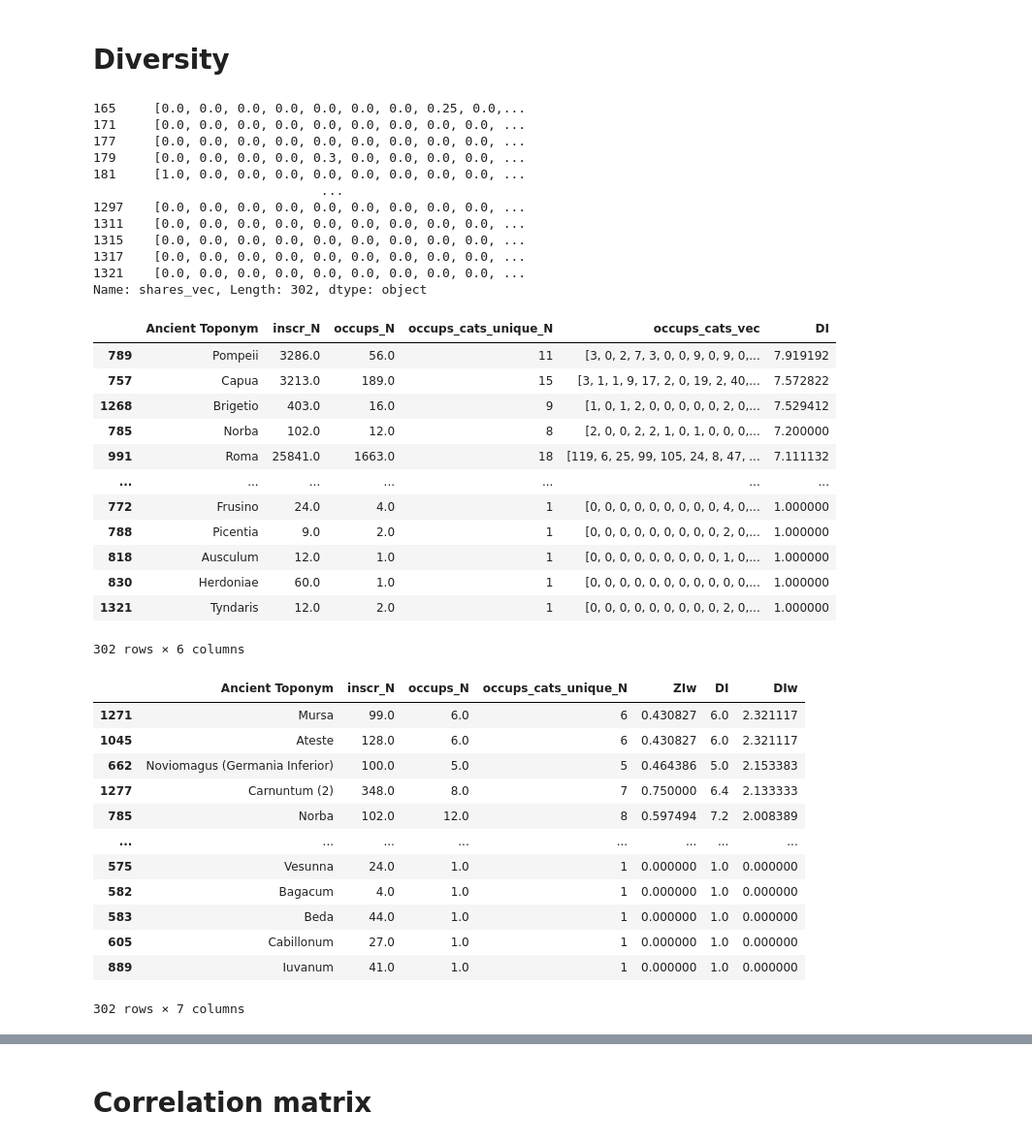
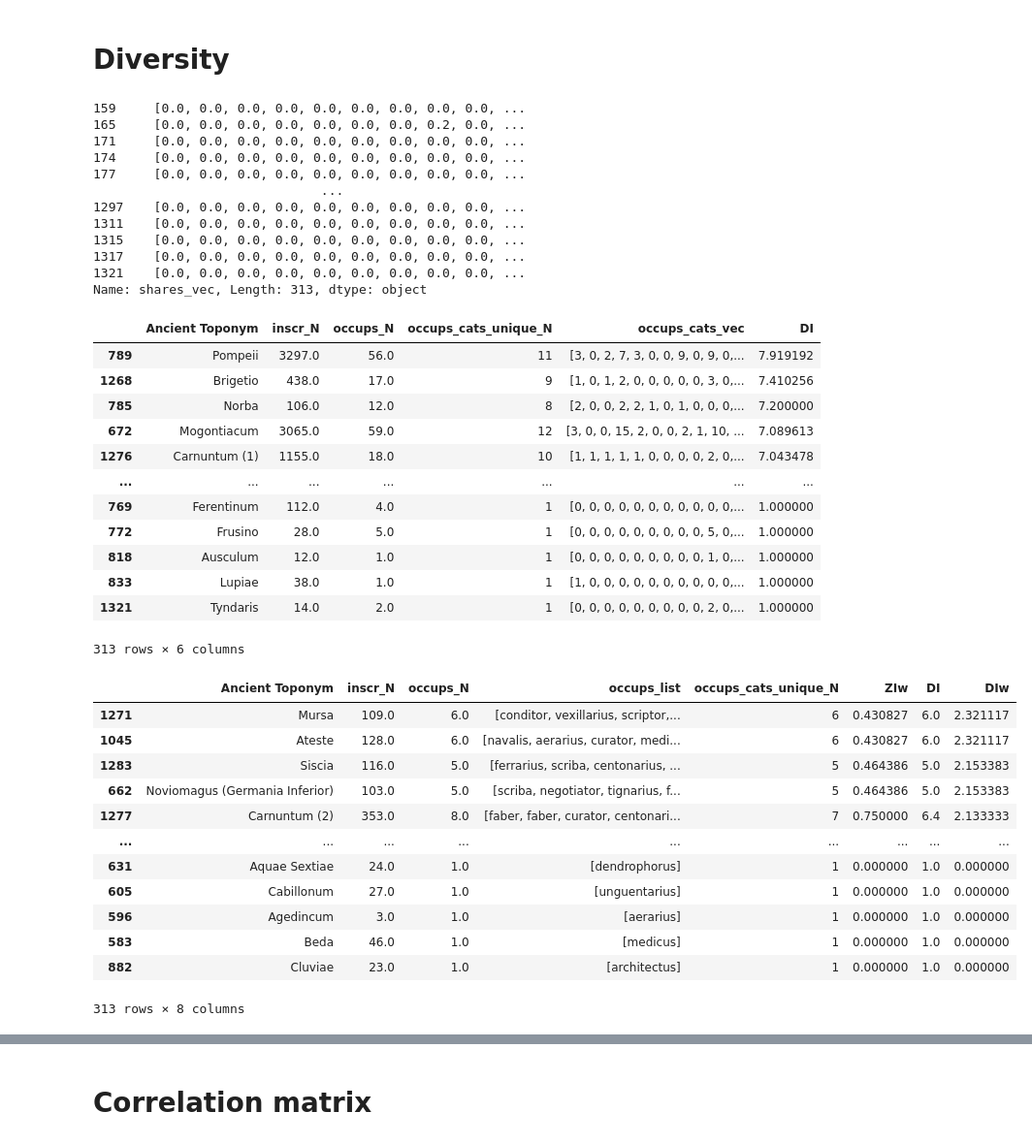
Before and after one commit to sdam-au/social_diversity, a Jupyter notebook: scripts/DIVERSITYvsSPECIALIZATION.ipynb, the cells around one changed output, grey strips where cells are left out. Shown at 97% size. Cells and saved outputs as stored; diff of their text form; code cells hidden in the pictures.

Commit message:
overview tables ready

```diff
--- a/scripts/DIVERSITYvsSPECIALIZATION.ipynb
+++ b/scripts/DIVERSITYvsSPECIALIZATION.ipynb
@@ -117,15 +120,16 @@ def get_inscriptions(ID):
     city_data_pre235 = LIRE[(LIRE["city_ID"]==str(ID)) & (before235)]
     if len(city_data) > 0:
         # all inscriptions
-        city_dict["inscr_N_all"] = len(city_data)
-        city_dict["occups_list_all"] = [el for sublist in city_data["occups"] for el in sublist]
-        city_dict["occups_N_all"] = city_data["occups_N"].sum()
-
-        # inscriptions pre 235
-        city_dict["inscr_N"] = len(city_data_pre235)
-        city_dict["occups_list"] = [el for sublist in city_data_pre235["occups"] for el in sublist]
-        city_dict["occups_N"] = city_data_pre235["occups_N"].sum()
-        city_dict["inscr_N_ratio"] = len(city_data_pre235) / len(city_data)
+        city_dict["inscr_N"] = len(city_data)
+        city_dict["occups_list"] = [el for sublist in city_data["occups"] for el in sublist]
+        city_dict["occups_N"] = city_data["occups_N"].sum()
+        city_dict["occups_unique_N"] = len(set(city_dict["occups_list"]))
+        city_dict["organizations_N"] = city_data["organizations_N"].sum()
+        city_dict["organizations_list"] = [el for sublist in city_data["organizations"] for el in sublist]
+    # inscriptions pre 235
+        city_dict["inscr_N_pre235"] = len(city_data_pre235)
+        city_dict["occups_N_pre235"] = city_data_pre235["occups_N"].sum()
+        city_dict["ratio_pre235"] = len(city_data_pre235) / len(city_data)
     return city_dict
 
 cities_dict_data = roman_cities["ID"].apply(get_inscriptions)
@@ -402,0 +410,2 @@ Name: ZI, Length: 302, dtype: float64
+# %%
+roman_cities_wo["largest_cat"] = roman_cities_wo["occups_cats_vec"].apply(max)
@@ -549,18 +575,18 @@ roman_cities_wo.sort_values("RZIw", ascending=False)[["Ancient Toponym", "inscr_
 # again, the starting point are the shares:
 roman_cities_wo["shares_vec"]
 # %% [output]
-165     [0.0, 0.0, 0.0, 0.0, 0.0, 0.0, 0.0, 0.25, 0.0,...
+159     [0.0, 0.0, 0.0, 0.0, 0.0, 0.0, 0.0, 0.0, 0.0, ...
+165     [0.0, 0.0, 0.0, 0.0, 0.0, 0.0, 0.0, 0.2, 0.0, ...
 171     [0.0, 0.0, 0.0, 0.0, 0.0, 0.0, 0.0, 0.0, 0.0, ...
+174     [0.0, 0.0, 0.0, 0.0, 0.0, 0.0, 0.0, 0.0, 0.0, ...
 177     [0.0, 0.0, 0.0, 0.0, 0.0, 0.0, 0.0, 0.0, 0.0, ...
-179     [0.0, 0.0, 0.0, 0.0, 0.3, 0.0, 0.0, 0.0, 0.0, ...
-181     [1.0, 0.0, 0.0, 0.0, 0.0, 0.0, 0.0, 0.0, 0.0, ...
                               ...
 1297    [0.0, 0.0, 0.0, 0.0, 0.0, 0.0, 0.0, 0.0, 0.0, ...
 1311    [0.0, 0.0, 0.0, 0.0, 0.0, 0.0, 0.0, 0.0, 0.0, ...
 1315    [0.0, 0.0, 0.0, 0.0, 0.0, 0.0, 0.0, 0.0, 0.0, ...
 1317    [0.0, 0.0, 0.0, 0.0, 0.0, 0.0, 0.0, 0.0, 0.0, ...
 1321    [0.0, 0.0, 0.0, 0.0, 0.0, 0.0, 0.0, 0.0, 0.0, ...
-Name: shares_vec, Length: 302, dtype: object
+Name: shares_vec, Length: 313, dtype: object
 # %%
 def get_di(shares_vec):
     a = np.array(shares_vec)
@@ -573,37 +599,37 @@ roman_cities_wo["DI"] = roman_cities_wo["shares_vec"].apply(get_di)
 roman_cities_wo.sort_values("DI", ascending=False)[["Ancient Toponym", "inscr_N", "occups_N", "occups_cats_unique_N", "occups_cats_vec", "DI"]]
 # %% [output]
 |  | Ancient Toponym | inscr_N | occups_N | occups_cats_unique_N | occups_cats_vec | DI |
-| 789 | Pompeii | 3286.0 | 56.0 | 11 | [3, 0, 2, 7, 3, 0, 0, 9, 0, 9, 0,... | 7.919192 |
-| 757 | Capua | 3213.0 | 189.0 | 15 | [3, 1, 1, 9, 17, 2, 0, 19, 2, 40,... | 7.572822 |
-| 1268 | Brigetio | 403.0 | 16.0 | 9 | [1, 0, 1, 2, 0, 0, 0, 0, 0, 2, 0,... | 7.529412 |
-| 785 | Norba | 102.0 | 12.0 | 8 | [2, 0, 0, 2, 2, 1, 0, 1, 0, 0, 0,... | 7.200000 |
-| 991 | Roma | 25841.0 | 1663.0 | 18 | [119, 6, 25, 99, 105, 24, 8, 47, ... | 7.111132 |
+| 789 | Pompeii | 3297.0 | 56.0 | 11 | [3, 0, 2, 7, 3, 0, 0, 9, 0, 9, 0,... | 7.919192 |
+| 1268 | Brigetio | 438.0 | 17.0 | 9 | [1, 0, 1, 2, 0, 0, 0, 0, 0, 3, 0,... | 7.410256 |
+| 785 | Norba | 106.0 | 12.0 | 8 | [2, 0, 0, 2, 2, 1, 0, 1, 0, 0, 0,... | 7.200000 |
+| 672 | Mogontiacum | 3065.0 | 59.0 | 12 | [3, 0, 0, 15, 2, 0, 0, 2, 1, 10, ... | 7.089613 |
+| 1276 | Carnuntum (1) | 1155.0 | 18.0 | 10 | [1, 1, 1, 1, 1, 0, 0, 0, 0, 2, 0,... | 7.043478 |
 | ... | ... | ... | ... | ... | ... | ... |
-| 772 | Frusino | 24.0 | 4.0 | 1 | [0, 0, 0, 0, 0, 0, 0, 0, 0, 4, 0,... | 1.000000 |
-| 788 | Picentia | 9.0 | 2.0 | 1 | [0, 0, 0, 0, 0, 0, 0, 0, 0, 2, 0,... | 1.000000 |
+| 769 | Ferentinum | 112.0 | 4.0 | 1 | [0, 0, 0, 0, 0, 0, 0, 0, 0, 0, 0,... | 1.000000 |
+| 772 | Frusino | 28.0 | 5.0 | 1 | [0, 0, 0, 0, 0, 0, 0, 0, 0, 5, 0,... | 1.000000 |
 | 818 | Ausculum | 12.0 | 1.0 | 1 | [0, 0, 0, 0, 0, 0, 0, 0, 0, 1, 0,... | 1.000000 |
-| 830 | Herdoniae | 60.0 | 1.0 | 1 | [0, 0, 0, 0, 0, 0, 0, 0, 0, 0, 0,... | 1.000000 |
-| 1321 | Tyndaris | 12.0 | 2.0 | 1 | [0, 0, 0, 0, 0, 0, 0, 0, 0, 2, 0,... | 1.000000 |
+| 833 | Lupiae | 38.0 | 1.0 | 1 | [1, 0, 0, 0, 0, 0, 0, 0, 0, 0, 0,... | 1.000000 |
+| 1321 | Tyndaris | 14.0 | 2.0 | 1 | [0, 0, 0, 0, 0, 0, 0, 0, 0, 2, 0,... | 1.000000 |
-302 rows × 6 columns
+313 rows × 6 columns
 # %%
 def get_diw(a,b):
     if b==0:
         return 0
     else:
         return a / b
 roman_cities_wo["DIw"] = roman_cities_wo.apply(lambda row: get_diw(row["DI"], row['occups_N_log']), axis=1)
-roman_cities_wo.sort_values("DIw", ascending=False)[["Ancient Toponym", "inscr_N", "occups_N", "occups_cats_unique_N", "ZIw", "DI", "DIw"]]
+roman_cities_wo.sort_values("DIw", ascending=False)[["Ancient Toponym", "inscr_N", "occups_N", "occups_list", "occups_cats_unique_N", "ZIw", "DI", "DIw"]]
 # %% [output]
-|  | Ancient Toponym | inscr_N | occups_N | occups_cats_unique_N | ZIw | DI | DIw |
-| 1271 | Mursa | 99.0 | 6.0 | 6 | 0.430827 | 6.0 | 2.321117 |
-| 1045 | Ateste | 128.0 | 6.0 | 6 | 0.430827 | 6.0 | 2.321117 |
-| 662 | Noviomagus (Germania Inferior) | 100.0 | 5.0 | 5 | 0.464386 | 5.0 | 2.153383 |
-| 1277 | Carnuntum (2) | 348.0 | 8.0 | 7 | 0.750000 | 6.4 | 2.133333 |
-| 785 | Norba | 102.0 | 12.0 | 8 | 0.597494 | 7.2 | 2.008389 |
-| ... | ... | ... | ... | ... | ... | ... | ... |
-| 575 | Vesunna | 24.0 | 1.0 | 1 | 0.000000 | 1.0 | 0.000000 |
-| 582 | Bagacum | 4.0 | 1.0 | 1 | 0.000000 | 1.0 | 0.000000 |
-| 583 | Beda | 44.0 | 1.0 | 1 | 0.000000 | 1.0 | 0.000000 |
-| 605 | Cabillonum | 27.0 | 1.0 | 1 | 0.000000 | 1.0 | 0.000000 |
-| 889 | Iuvanum | 41.0 | 1.0 | 1 | 0.000000 | 1.0 | 0.000000 |
+|  | Ancient Toponym | inscr_N | occups_N | occups_list | occups_cats_unique_N | ZIw | DI | DIw |
+| 1271 | Mursa | 109.0 | 6.0 | [conditor, vexillarius, scriptor,... | 6 | 0.430827 | 6.0 | 2.321117 |
+| 1045 | Ateste | 128.0 | 6.0 | [navalis, aerarius, curator, medi... | 6 | 0.430827 | 6.0 | 2.321117 |
+| 1283 | Siscia | 116.0 | 5.0 | [ferrarius, scriba, centonarius, ... | 5 | 0.464386 | 5.0 | 2.153383 |
+| 662 | Noviomagus (Germania Inferior) | 103.0 | 5.0 | [scriba, negotiator, tignarius, f... | 5 | 0.464386 | 5.0 | 2.153383 |
+| 1277 | Carnuntum (2) | 353.0 | 8.0 | [faber, faber, curator, centonari... | 7 | 0.750000 | 6.4 | 2.133333 |
+| ... | ... | ... | ... | ... | ... | ... | ... | ... |
+| 631 | Aquae Sextiae | 24.0 | 1.0 | [dendrophorus] | 1 | 0.000000 | 1.0 | 0.000000 |
+| 605 | Cabillonum | 27.0 | 1.0 | [unguentarius] | 1 | 0.000000 | 1.0 | 0.000000 |
+| 596 | Agedincum | 3.0 | 1.0 | [aerarius] | 1 | 0.000000 | 1.0 | 0.000000 |
+| 583 | Beda | 46.0 | 1.0 | [medicus] | 1 | 0.000000 | 1.0 | 0.000000 |
+| 882 | Cluviae | 23.0 | 1.0 | [architectus] | 1 | 0.000000 | 1.0 | 0.000000 |
-302 rows × 7 columns
+313 rows × 8 columns
```
Also changed, not shown: parts of 46 cells of this notebook, 4 other files.
